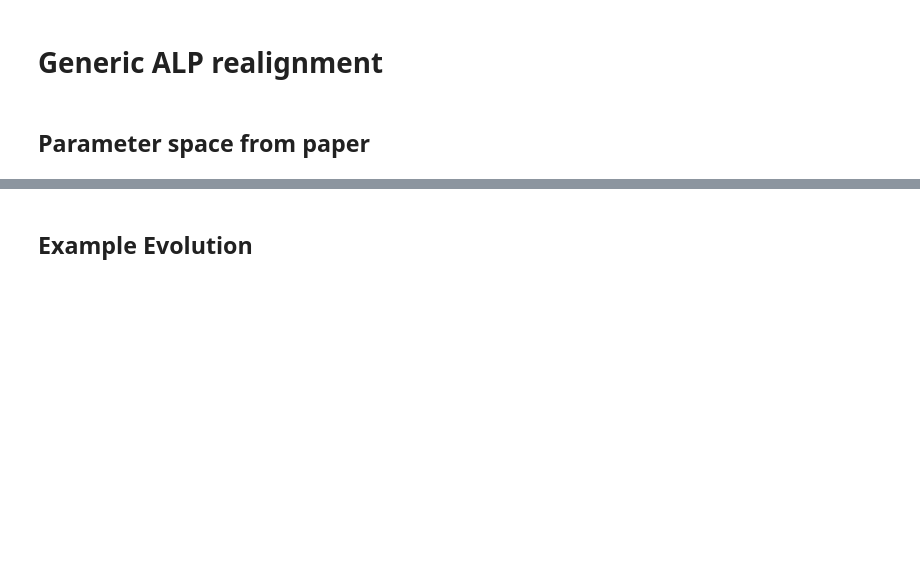
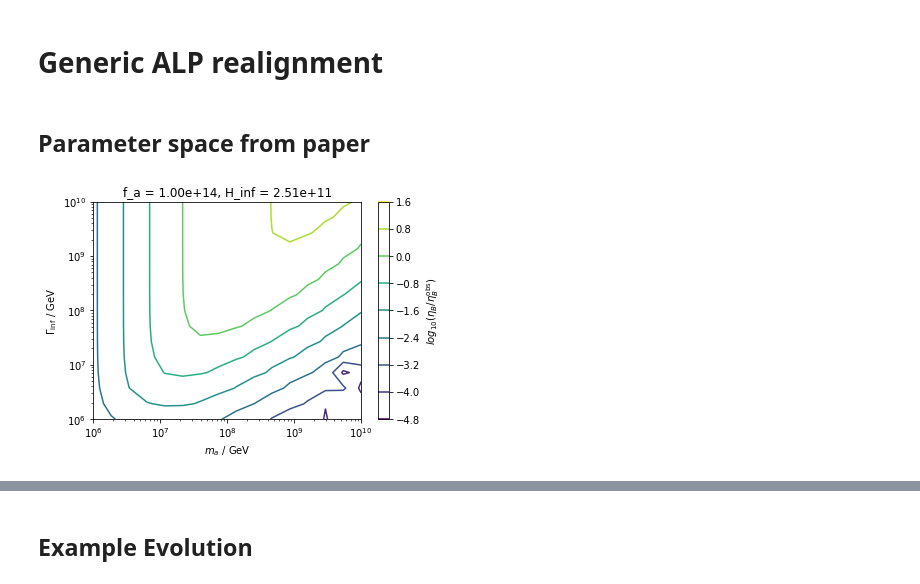
Before and after one commit to anna-jana/masters-project, a Jupyter notebook: transport_eq_in_time/realignment.ipynb, the cells around one changed output, grey strips where cells are left out. Saved outputs shown, nothing was run; the diff lists cells and outputs as text; code cells hidden in the pictures; blank space fills up the shorter version.

```diff
--- a/transport_eq_in_time/realignment.ipynb
+++ b/transport_eq_in_time/realignment.ipynb
@@ -6,7 +6,7 @@
 # %% [markdown]
 ## Parameter space from paper
 # %%
-data = load_data("realignment", 4)
+data = load_data("realignment", 1)
 # %%
 def plot(data, f_a):
     eta = data["eta"]
@@ -17,22 +17,23 @@ def plot(data, f_a):
     f_a_index = 0
 
     if f_a is None:
-        f_a = data["f_a"]
+        f_a = data["f_a"][f_a_index]
         dilution = data["dilution"]
     else:
         rho_end_rad = data["rho_end_rad"]
         rho_end_axion = data["rho_end_axion"]
 
-        ["H_inf_max", "Gamma_inf", "m_a", "f_a"]
+        f_a_used = data["f_a"][f_a_index]
 
         dilution = np.array(
             [[compute_dilution_factor_from_axion_decay(10.0,
-                rho_end_rad[H_inf_index, i, j, f_a_index], rho_end_axion[H_inf_index, i, j, f_a_index],
-                (m_a[j],), f_a, axion_motion.realignment_axion_field, True)
+                rho_end_rad[H_inf_index, i, j, f_a_index],
+                rho_end_axion[H_inf_index, i, j, f_a_index] / f_a_used**2 * f_a**2,
+                (m_a[j],), f_a, axion_motion.realignment_axion_field, False)
              for i in range(len(Gamma_inf))] for j in range(len(m_a))]
         )
 
-    eta_B = dilution * eta
+    eta_B = np.abs(dilution * eta)
 
     plt.figure()
     plt.contour(m_a, Gamma_inf, np.log10(eta_B[H_inf_index, :, :, f_a_index] / eta_B_observed))
@@ -42,3 +43,7 @@ def plot(data, f_a):
     plt.xlabel("$m_a$ / GeV")
     plt.ylabel(r"$\Gamma_\mathrm{inf}$ / GeV")
     plt.title(f"f_a = {f_a:.2e}, H_inf = {H_inf[H_inf_index]:.2e}")
+# %%
+plot(data, 1e14)
+# %% [output]
+[figure, added]
```
Also changed, not shown: parts of 1 cell of this notebook, 3 other files.
